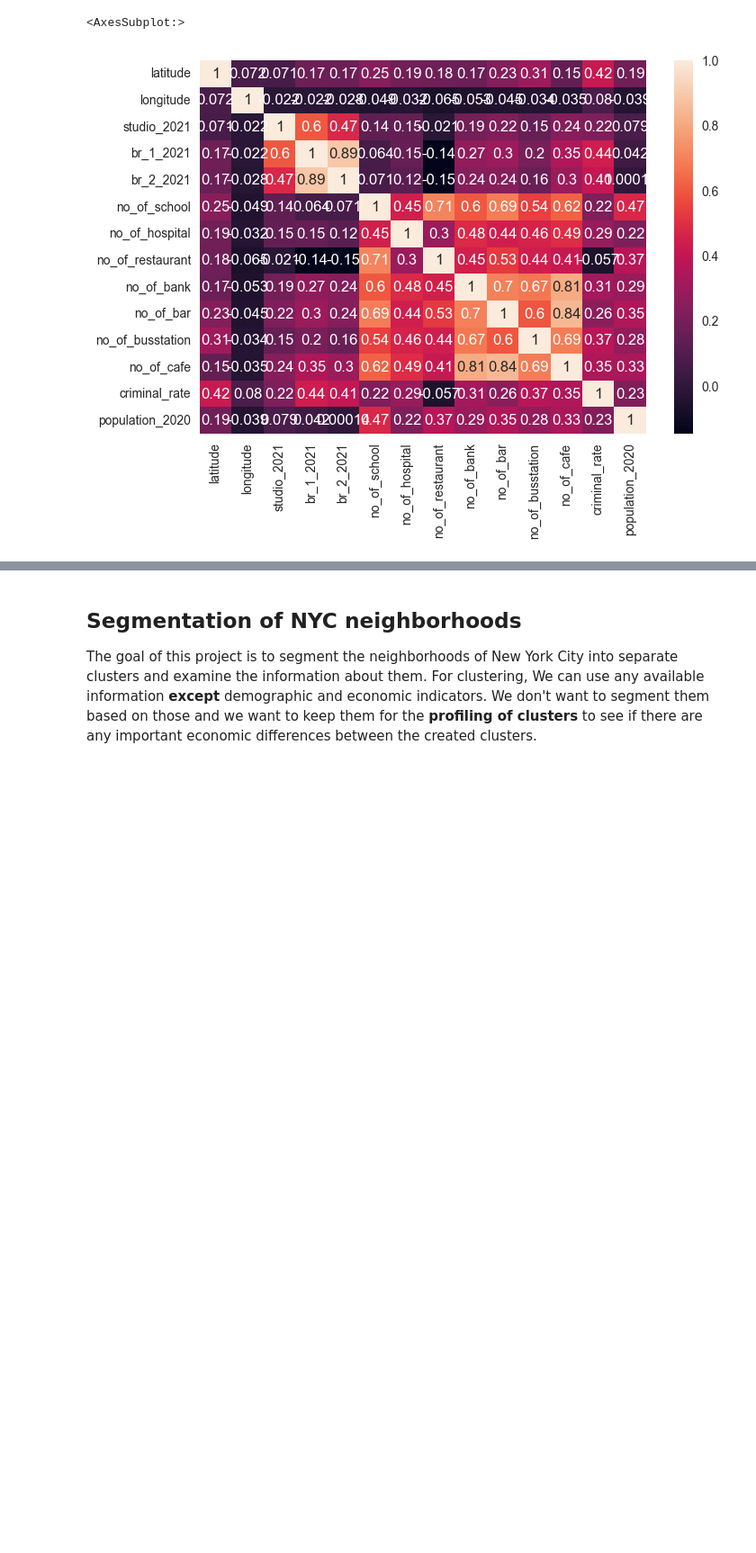
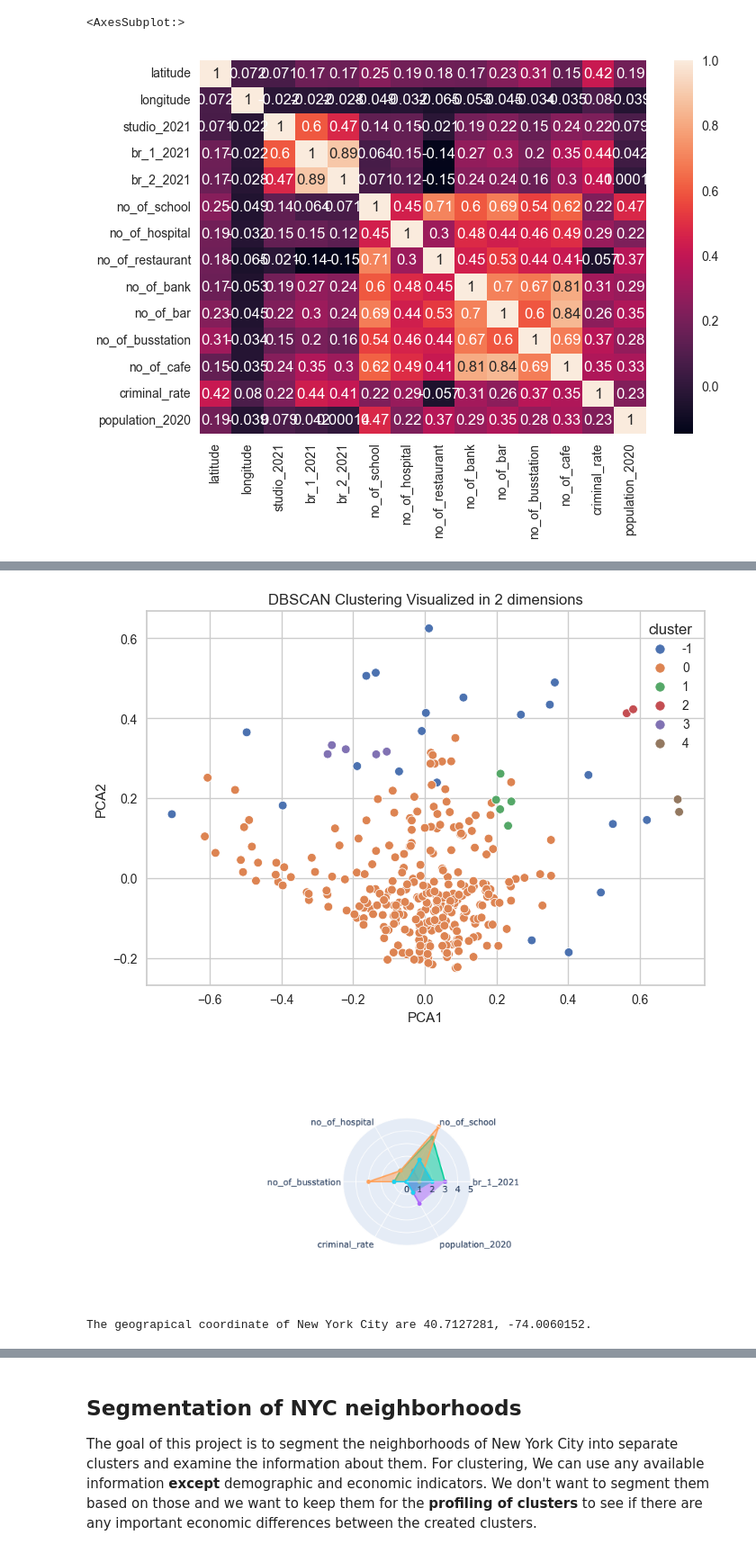
Before and after one commit to Magmafish/Midterm_Project, a Jupyter notebook: modeling_k.ipynb, the cells around one changed output, grey strips where cells are left out. Shown at 90% size. Drawn from its saved outputs; the diff is of its cells as text; code cells hidden in the pictures; blank space fills up the shorter version.

```diff
--- a/modeling_k.ipynb
+++ b/modeling_k.ipynb
@@ -399,4 +498,72 @@ fig.show()
 # %%
+###################################################
+## Modeling #######################################
+###################################################
+
+db = DBSCAN(eps=0.1,
+            min_samples=2,
+            metric='euclidean')
+
+df_dbscan = df_neighborhood_model.copy()
+
+# fit and predict
+dbscan_cluster = db.fit_predict(df_dbscan)
+
+labels = db.labels_
+print('Silhouette Score:', metrics.silhouette_score(df_dbscan,labels))
+print('Calinski Harabasz Score:', metrics.calinski_harabasz_score(df_dbscan, labels))
+
+PCA_plot_2d(df_dbscan, dbscan_cluster, 'DBSCAN Clustering Visualized in 2 dimensions')
+
+df_dbscan = df_neighborhood.copy()
+df_dbscan['cluster'] = dbscan_cluster
+
+
+
+###################################################
+## Plot the radar chart ###########################
+###################################################
+
+categories = features
+
+
+fig = go.Figure()
+
+max_r = 0
+
+for i in set(df_dbscan['cluster']):
+    r = []
+
+    for j in categories:
+        #r.append(get_radar_value_by_std(df_dbscan[df_dbscan['cluster'] == i][j].mean(), df_neighborhood[j].mean()))
+        r.append(get_radar_value_by_rescale(df_dbscan[df_dbscan['cluster'] == i][j].mean(), df_neighborhood[j].min(), df_neighborhood[j].max()))
+
+    fig.add_trace(go.Scatterpolar(
+          r=r,
+          theta=categories,
+          fill='toself',
+          name='Cluster'+str(i)
+    ))
+
+    if max(r) > max_r:
+        max_r = max(r)
+
+fig.update_layout(
+  polar=dict(
+    radialaxis=dict(
+      visible=True,
+      range=[0, max_r]
+    )),
+  showlegend=False
+)
+
+fig.show()
+
+
+###################################################
+## Print the map ##################################
+###################################################
+
 # get NYC latitude and longitude
 
 address = 'New York City, NY'
@@ -409,17 +576,12 @@ nyc_longitude = location.longitude
 
 print('The geograpical coordinate of New York City are {}, {}.'.format(nyc_latitude, nyc_longitude))
 
-
 # create map
 map_clusters = folium.Map(location=[nyc_latitude, nyc_longitude], zoom_start=10)
 
 # set color scheme for the clusters
-colors_array = cm.rainbow(np.linspace(0, 1, elbow_k))
-if elbow_k > 5:
-    rainbow = [colors.rgb2hex(i) for i in colors_array]
-else:
-    ## blue: 3471EB, red: BB0000, green: 00BB00, purple: 6E34EB, orange: EBA134
-    rainbow = ['#EBA134', '#00BB00', '#3471EB', '#6E34EB', '#BB0000']
+## blue: 3471EB, red: BB0000, green: 00BB00, purple: 6E34EB, orange: EBA134
+rainbow = ['#EBA134', '#3471EB', '#00BB00', '#6E34EB', '#BB0000']
 
 # add markers to the map
 markers_colors = []
@@ -440 +603,4 @@ The geograpical coordinate of New York City are 40.7127281, -74.0060152.
+[figure, added]
+[figure, added]
+The geograpical coordinate of New York City are 40.7127281, -74.0060152.
 [interactive output not drawn]
```
Also changed, not shown: parts of 32 cells of this notebook, 7 other files.
